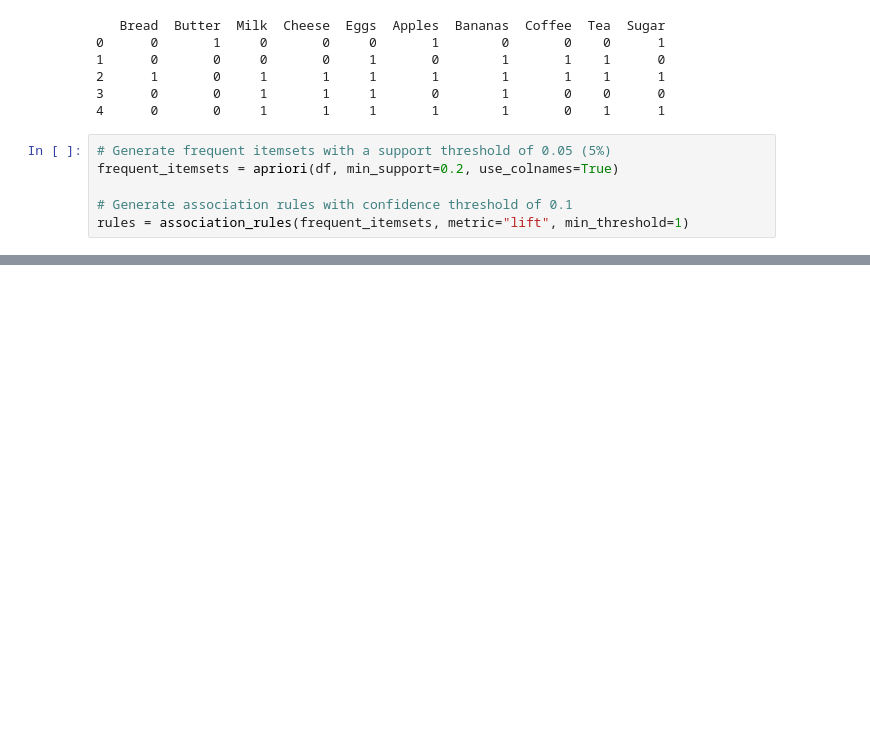
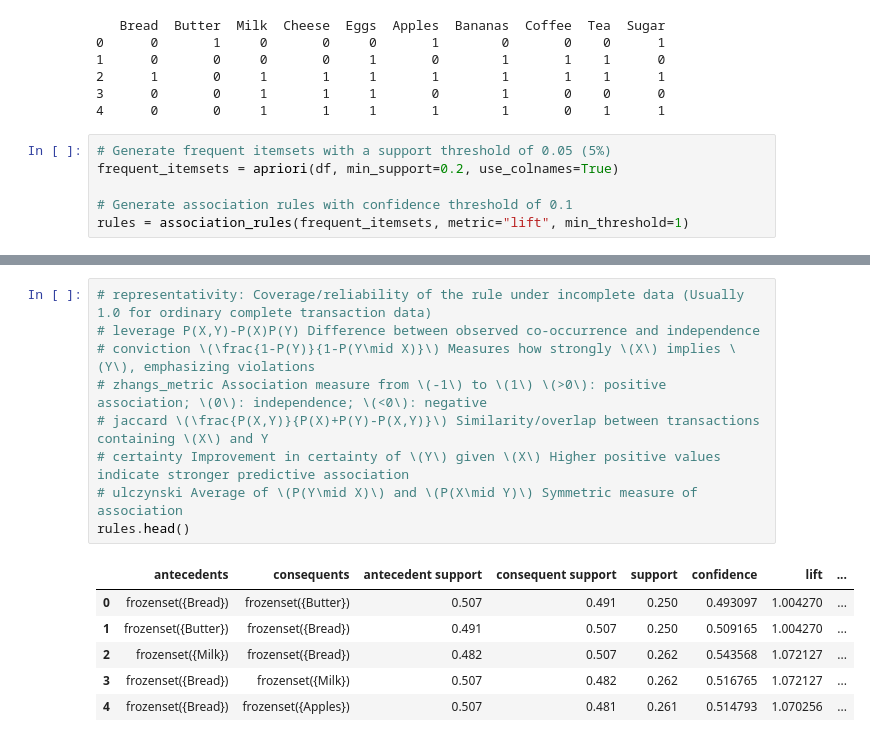
Before and after one commit to yanhai-xiong/DATA301-AML, a Jupyter notebook: Module 2 - Reinforcement Learning and Association Rules/Section 2.2 - Visualization_Association_Rules.ipynb, the cells around one changed output, grey strips where cells are left out. Cells and saved outputs as stored; diff of their text form; blank space fills up the shorter version.

```diff
--- a/Module 2 - Reinforcement Learning and Association Rules/Section 2.2 - Visualization_Association_Rules.ipynb
+++ b/Module 2 - Reinforcement Learning and Association Rules/Section 2.2 - Visualization_Association_Rules.ipynb
@@ -41,3 +71,19 @@ rules = association_rules(frequent_itemsets, metric="lift", min_threshold=1)
+# %%
+# representativity: Coverage/reliability of the rule under incomplete data (Usually 1.0 for ordinary complete transaction data)
+# leverage P(X,Y)-P(X)P(Y) Difference between observed co-occurrence and independence
+# conviction \(\frac{1-P(Y)}{1-P(Y\mid X)}\) Measures how strongly \(X\) implies \(Y\), emphasizing violations
+# zhangs_metric Association measure from \(-1\) to \(1\) \(>0\): positive association; \(0\): independence; \(<0\): negative
+# jaccard \(\frac{P(X,Y)}{P(X)+P(Y)-P(X,Y)}\) Similarity/overlap between transactions containing \(X\) and Y
+# certainty Improvement in certainty of \(Y\) given \(X\) Higher positive values indicate stronger predictive association
+# ulczynski Average of \(P(Y\mid X)\) and \(P(X\mid Y)\) Symmetric measure of association
+rules.head()
+# %% [output]
+|  | antecedents | consequents | antecedent support | consequent support | support | confidence | lift | ... |
+| 0 | frozenset({Bread}) | frozenset({Butter}) | 0.507 | 0.491 | 0.250 | 0.493097 | 1.004270 | ... |
+| 1 | frozenset({Butter}) | frozenset({Bread}) | 0.491 | 0.507 | 0.250 | 0.509165 | 1.004270 | ... |
+| 2 | frozenset({Milk}) | frozenset({Bread}) | 0.482 | 0.507 | 0.262 | 0.543568 | 1.072127 | ... |
+| 3 | frozenset({Bread}) | frozenset({Milk}) | 0.507 | 0.482 | 0.262 | 0.516765 | 1.072127 | ... |
+| 4 | frozenset({Bread}) | frozenset({Apples}) | 0.507 | 0.481 | 0.261 | 0.514793 | 1.070256 | ... |
 # %%
 # Create a directed graph
 G = nx.DiGraph()
```
Also changed, not shown: parts of 6 cells of this notebook, 1 other file.
